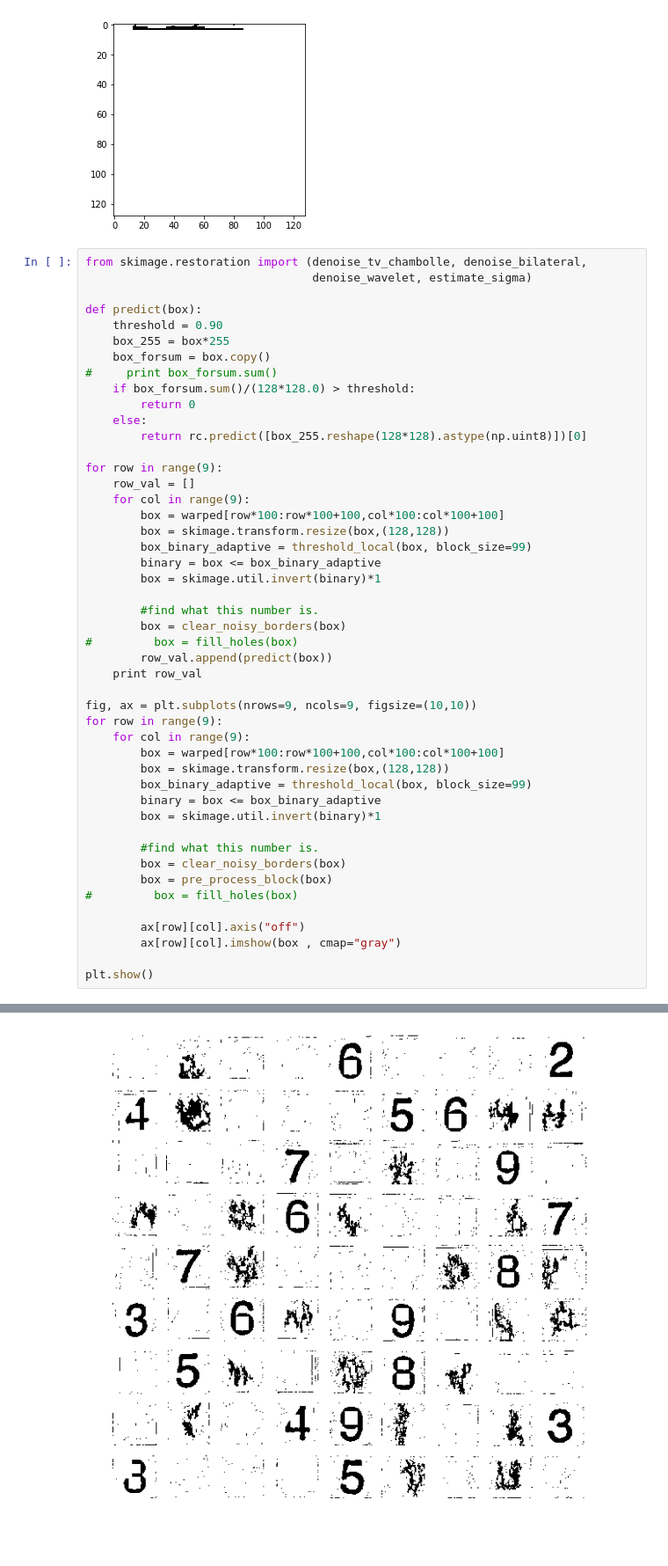
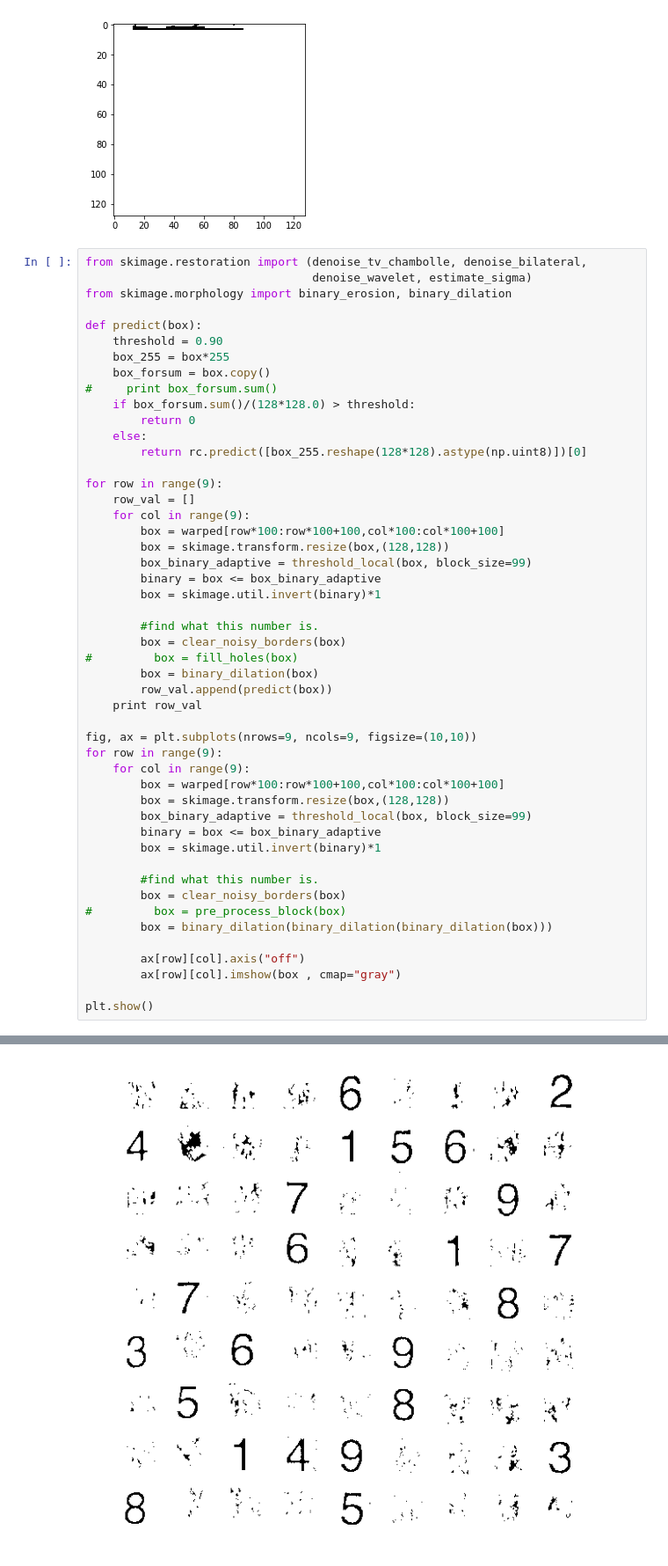
Before and after one commit to muthuspark/ml_research, a Jupyter notebook: sudoku extracting from newspaper image-Copy1.ipynb, the cells around one changed output, grey strips where cells are left out. Shown at 88% size. Cells and saved outputs as stored; diff of their text form.

Commit message:
added dilation to code

```diff
--- a/sudoku extracting from newspaper image-Copy1.ipynb
+++ b/sudoku extracting from newspaper image-Copy1.ipynb
@@ -338,6 +338,7 @@ plt.show()
 # %%
 from skimage.restoration import (denoise_tv_chambolle, denoise_bilateral,
                                  denoise_wavelet, estimate_sigma)
+from skimage.morphology import binary_erosion, binary_dilation
 
 def predict(box):
     threshold = 0.90
@@ -361,6 +362,7 @@ for row in range(9):
         #find what this number is.
         box = clear_noisy_borders(box)
 #         box = fill_holes(box)
+        box = binary_dilation(box)
         row_val.append(predict(box))
     print row_val
 
@@ -375,8 +377,8 @@ for row in range(9):
 
         #find what this number is.
         box = clear_noisy_borders(box)
-        box = pre_process_block(box)
-#         box = fill_holes(box)
+#         box = pre_process_block(box)
+        box = binary_dilation(binary_dilation(binary_dilation(box)))
 
         ax[row][col].axis("off")
         ax[row][col].imshow(box , cmap="gray")
@@ -395 +397 @@ plt.show()
-[figure, old version]
+[figure, new version]
```
Also changed, not shown: parts of 4 cells of this notebook.
